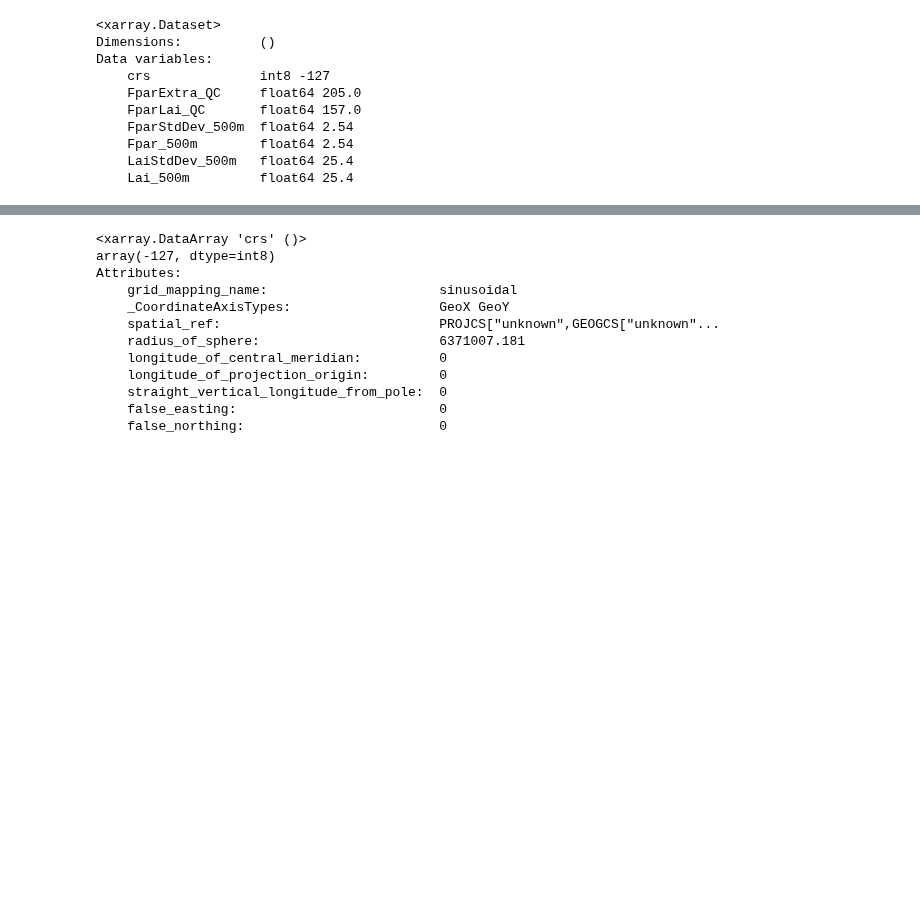
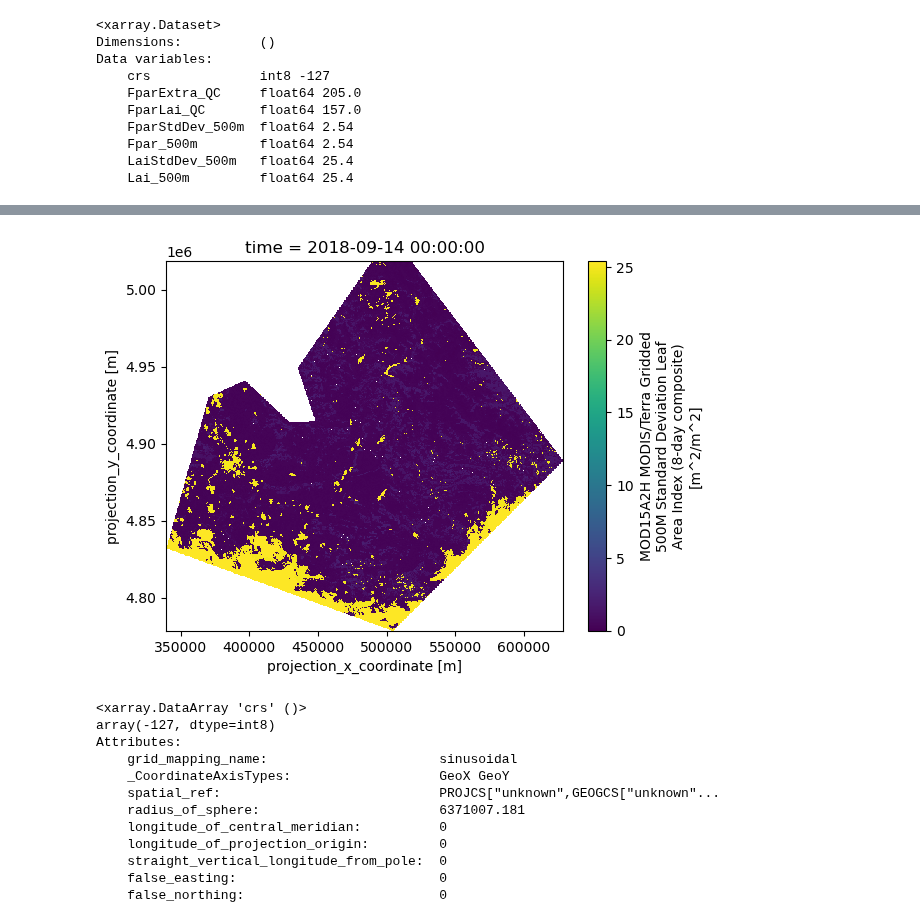
Before and after one commit to Sliders122/wildfire, a Jupyter notebook: src/Inspect_raw_data.ipynb, the cells around one changed output, grey strips where cells are left out. Saved outputs shown, nothing was run; the diff lists cells and outputs as text; code cells hidden in the pictures; blank space fills up the shorter version.

```diff
--- a/src/Inspect_raw_data.ipynb
+++ b/src/Inspect_raw_data.ipynb
@@ -124,3 +157,9 @@ Data variables:
+# %%
+# plot the data
+ds['LaiStdDev_500m'][400].plot()
+plt.show()
+# %% [output]
+[figure, added]
 # %%
 # Check the coordinate system of the data
 print(ds.crs)
```
Also changed, not shown: parts of 3 cells of this notebook.
